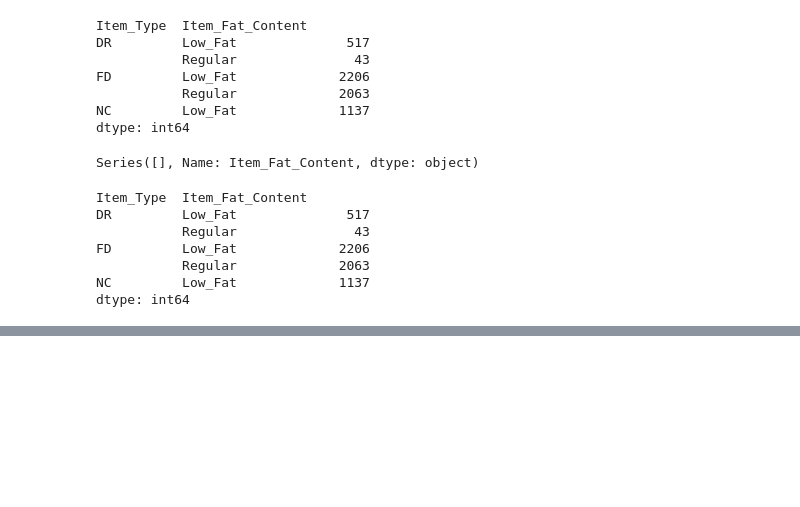
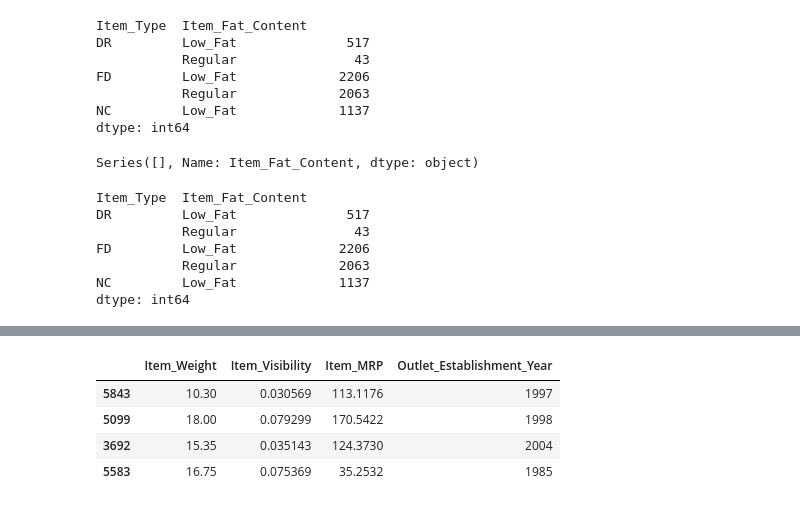
Before and after one commit to sonali1428/Bigmart_Sales_Prediction, a Jupyter notebook: BigMart Sales Data .ipynb, the cells around one changed output, grey strips where cells are left out. Drawn from its saved outputs; the diff is of its cells as text; code cells hidden in the pictures; blank space fills up the shorter version.

```diff
--- a/BigMart Sales Data .ipynb
+++ b/BigMart Sales Data .ipynb
@@ -501,0 +632,8 @@ ValueError: Array conditional must be same shape as self
+# %%
+num_data_train.sample(4)
+# %% [output]
+|  | Item_Weight | Item_Visibility | Item_MRP | Outlet_Establishment_Year |
+| 5843 | 10.30 | 0.030569 | 113.1176 | 1997 |
+| 5099 | 18.00 | 0.079299 | 170.5422 | 1998 |
+| 3692 | 15.35 | 0.035143 | 124.3730 | 2004 |
+| 5583 | 16.75 | 0.075369 | 35.2532 | 1985 |
```
Also changed, not shown: parts of 32 cells of this notebook.
